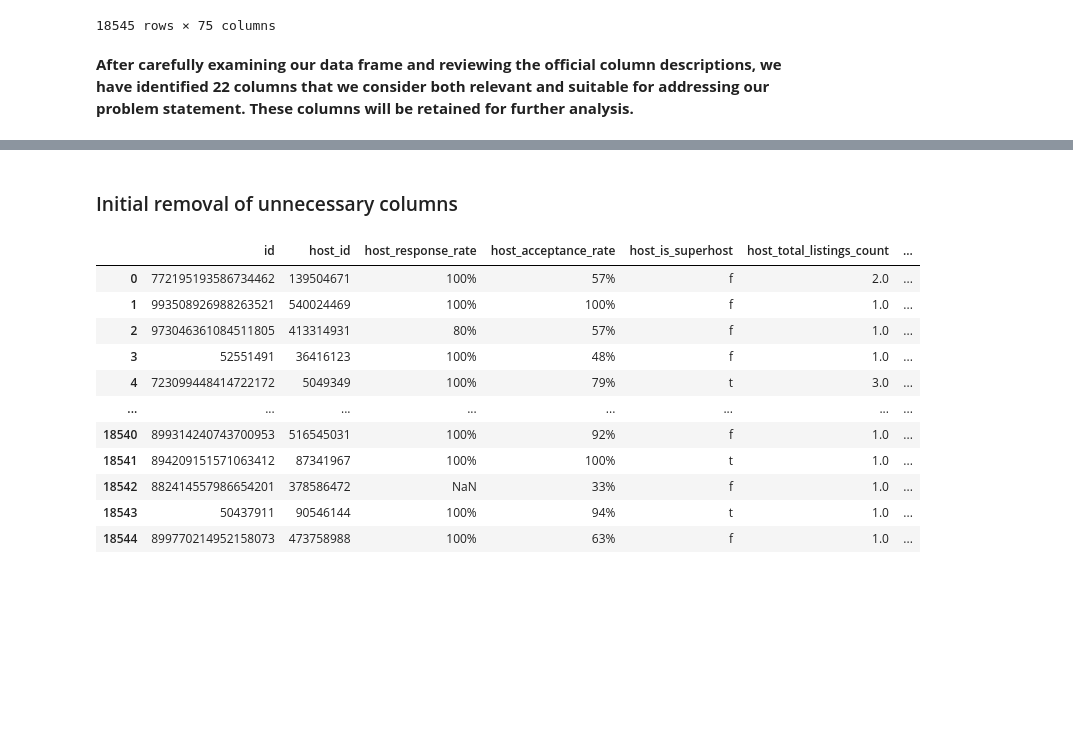
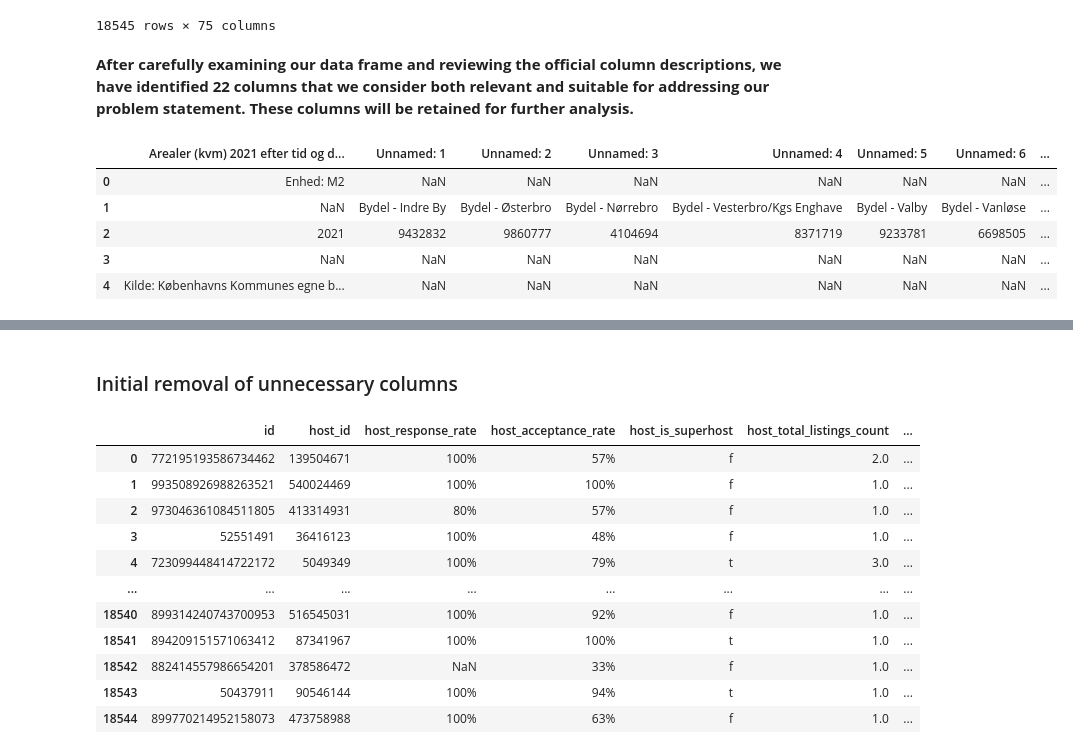
Before and after one commit to cph-mh1088/cph_airbnb, a Jupyter notebook: Airbnb cleaning.ipynb, the cells around one changed output, grey strips where cells are left out. Cells and saved outputs as stored; diff of their text form; code cells hidden in the pictures; blank space fills up the shorter version.

```diff
--- a/Airbnb cleaning.ipynb
+++ b/Airbnb cleaning.ipynb
@@ -40,6 +40,9 @@ na_values = ['NaN','Na',' ','N/A']
 cph_listings_df = pd.read_csv('cph_listings.csv',na_values=na_values)
 # %%
 cph_listings_df = pd.read_csv('cph_listings.csv', header=0)
+# %%
+cph_area_df = pd.read_excel('cph_area_size.xlsx')
+cph_pop_df = pd.read_excel('cph_population.xlsx')
 # %%
 # view size
 cph_listings_df.shape
@@ -67,3 +78,12 @@ cph_listings_df
 18545 rows × 75 columns
 # %% [markdown]
 **After carefully examining our data frame and reviewing the official column descriptions, we have identified 22 columns that we consider both relevant and suitable for addressing our problem statement. These columns will be retained for further analysis.**
+# %%
+cph_area_df
+# %% [output]
+|  | Arealer (kvm) 2021 efter tid og d... | Unnamed: 1 | Unnamed: 2 | Unnamed: 3 | Unnamed: 4 | Unnamed: 5 | Unnamed: 6 | ... |
+| 0 | Enhed: M2 | NaN | NaN | NaN | NaN | NaN | NaN | ... |
+| 1 | NaN | Bydel - Indre By | Bydel - Østerbro | Bydel - Nørrebro | Bydel - Vesterbro/Kgs Enghave | Bydel - Valby | Bydel - Vanløse | ... |
+| 2 | 2021 | 9432832 | 9860777 | 4104694 | 8371719 | 9233781 | 6698505 | ... |
+| 3 | NaN | NaN | NaN | NaN | NaN | NaN | NaN | ... |
+| 4 | Kilde: Københavns Kommunes egne b... | NaN | NaN | NaN | NaN | NaN | NaN | ... |
```
Also changed, not shown: parts of 75 cells of this notebook, 3 other files.
